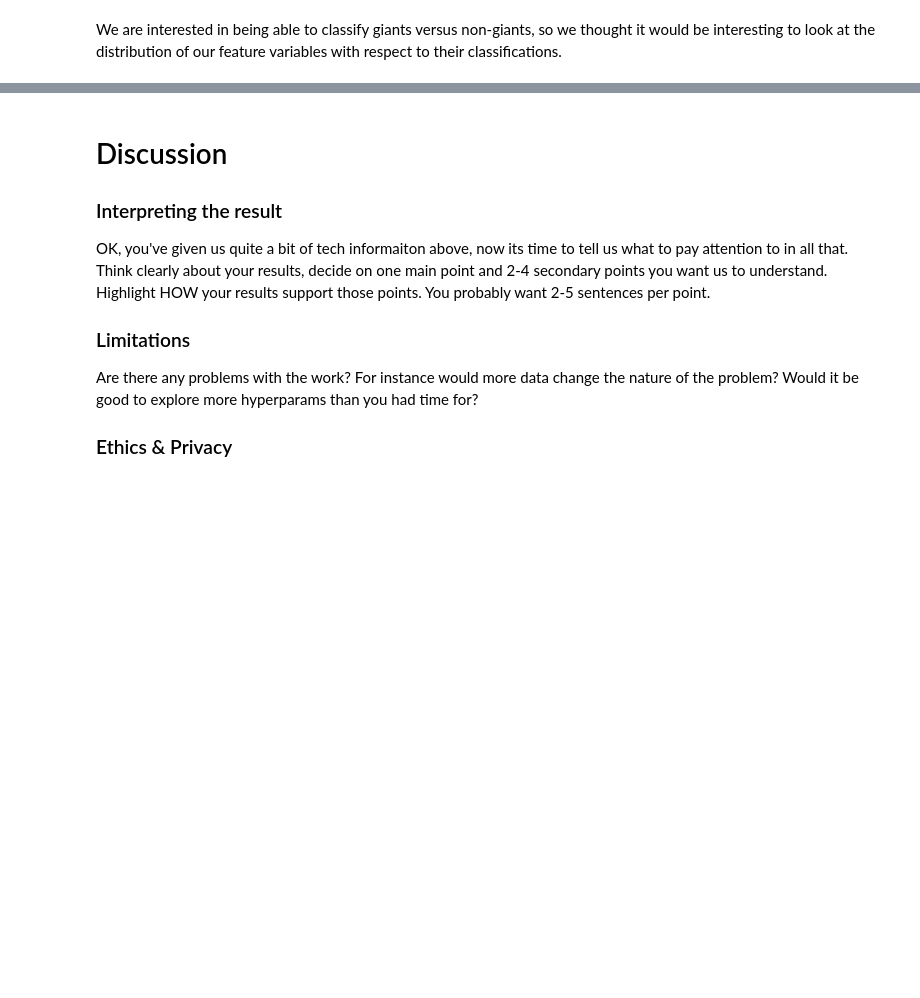
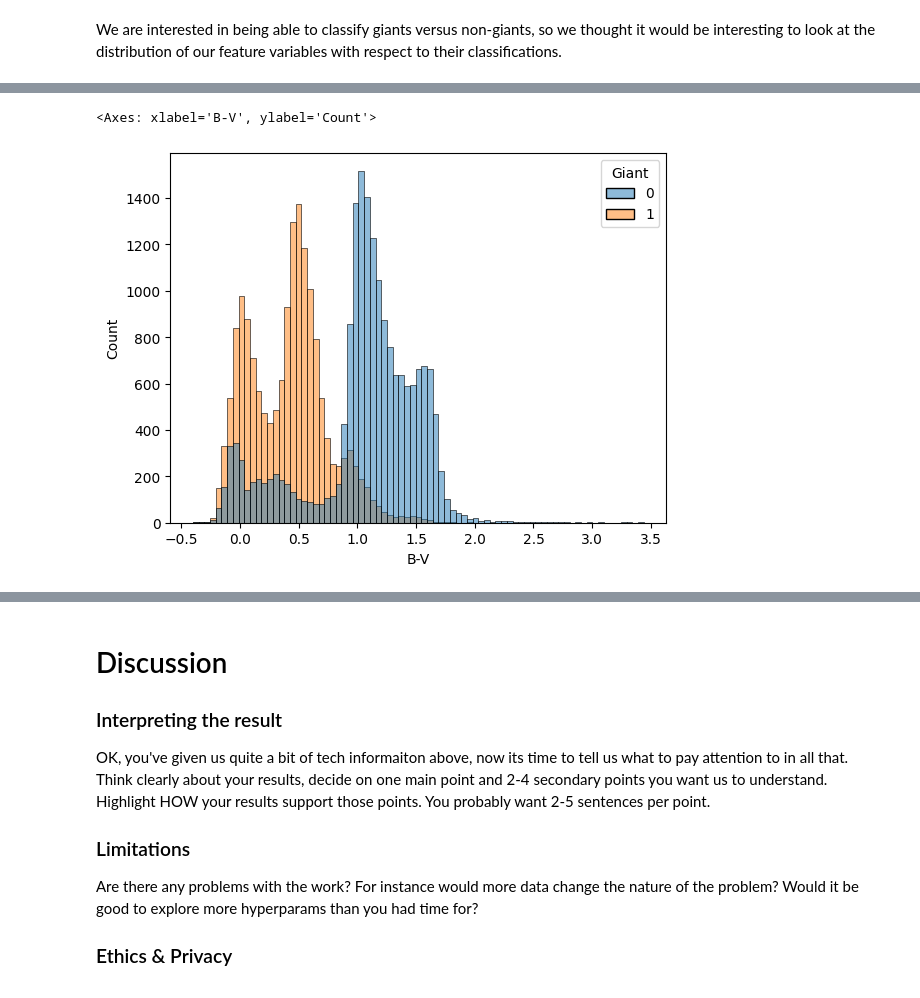
Before and after one commit to COGS118A/Group012-Wi23, a Jupyter notebook: FinalProjectGroup012-Wi23.ipynb, the cells around one changed output, grey strips where cells are left out. Saved outputs shown, nothing was run; the diff lists cells and outputs as text; code cells hidden in the pictures; blank space fills up the shorter version.

```diff
--- a/FinalProjectGroup012-Wi23.ipynb
+++ b/FinalProjectGroup012-Wi23.ipynb
@@ -124 +130,6 @@ sns.displot(df, x="Plx", hue="Giant", kind='kde', cut=-200)
+# %%
+sns.histplot(df, x="B-V", hue="Giant")
+# %% [output]
+<Axes: xlabel='B-V', ylabel='Count'>
+[figure, added]
 # %%
```
Also changed, not shown: parts of 6 cells of this notebook.
